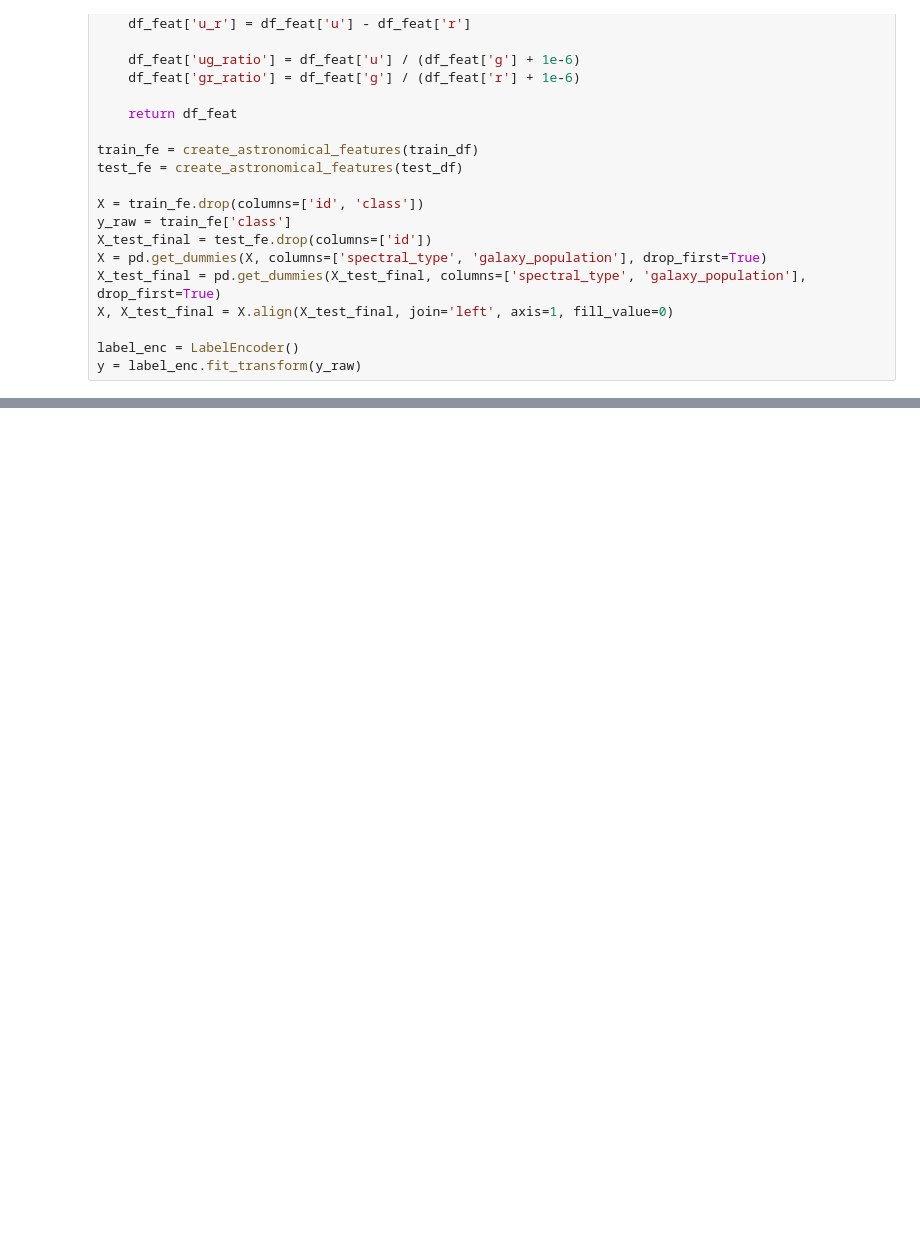
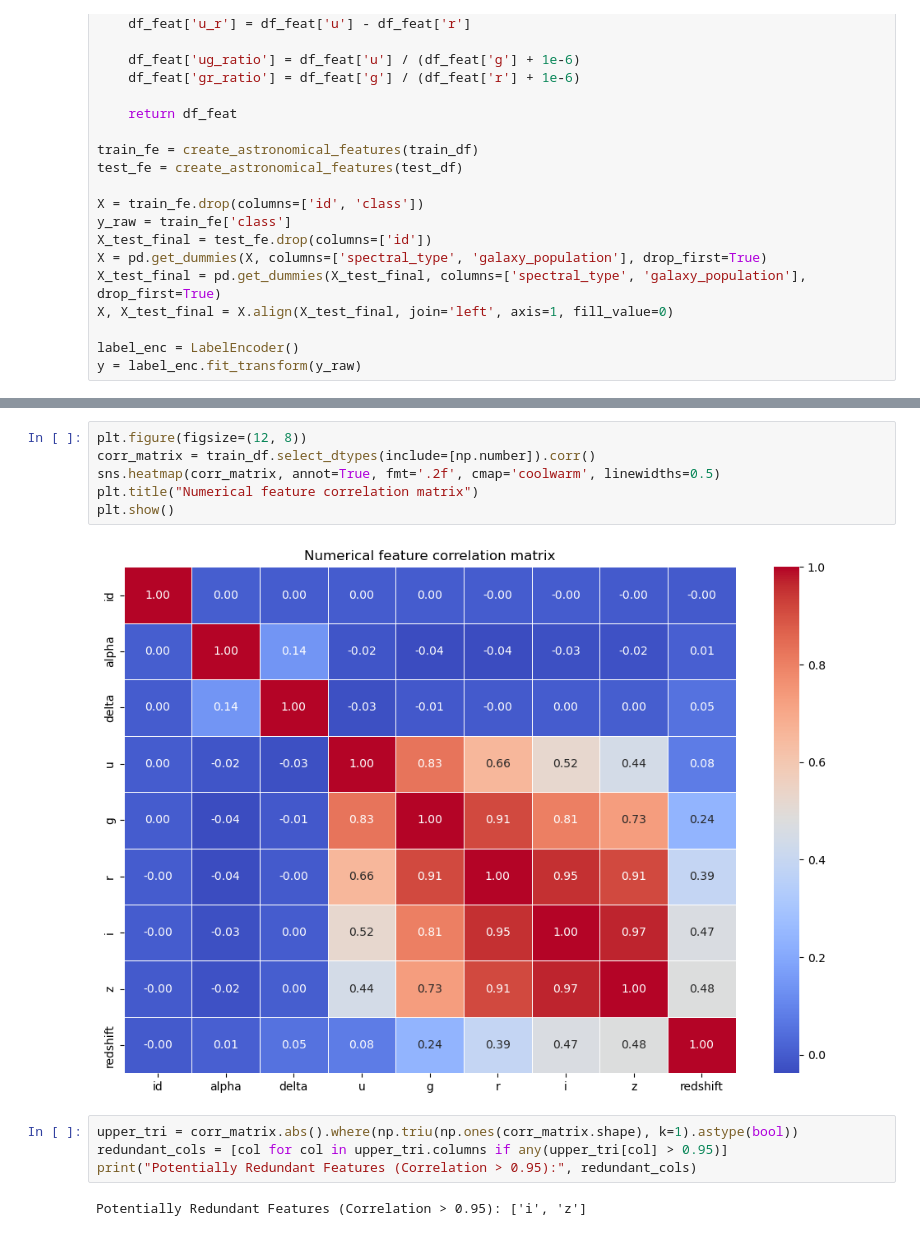
Before and after one commit to HackSlashNITP/Gray-Interface-26, a Jupyter notebook: Kirti/Task4/task4.ipynb, the cells around one changed output, grey strips where cells are left out. Saved outputs shown, nothing was run; the diff lists cells and outputs as text; blank space fills up the shorter version.

Commit message:
model training finished

```diff
--- a/Kirti/Task4/task4.ipynb
+++ b/Kirti/Task4/task4.ipynb
@@ -116,0 +124,14 @@ Processed Train Shape: {X.shape} | Processed Test Shape: {X_test_final.shape}
+# %%
+plt.figure(figsize=(12, 8))
+corr_matrix = train_df.select_dtypes(include=[np.number]).corr()
+sns.heatmap(corr_matrix, annot=True, fmt='.2f', cmap='coolwarm', linewidths=0.5)
+plt.title("Numerical feature correlation matrix")
+plt.show()
+# %% [output]
+[figure, added]
+# %%
+upper_tri = corr_matrix.abs().where(np.triu(np.ones(corr_matrix.shape), k=1).astype(bool))
+redundant_cols = [col for col in upper_tri.columns if any(upper_tri[col] > 0.95)]
+print("Potentially Redundant Features (Correlation > 0.95):", redundant_cols)
+# %% [output]
+Potentially Redundant Features (Correlation > 0.95): ['i', 'z']
```
Also changed, not shown: parts of 20 cells of this notebook, 4 other files.
